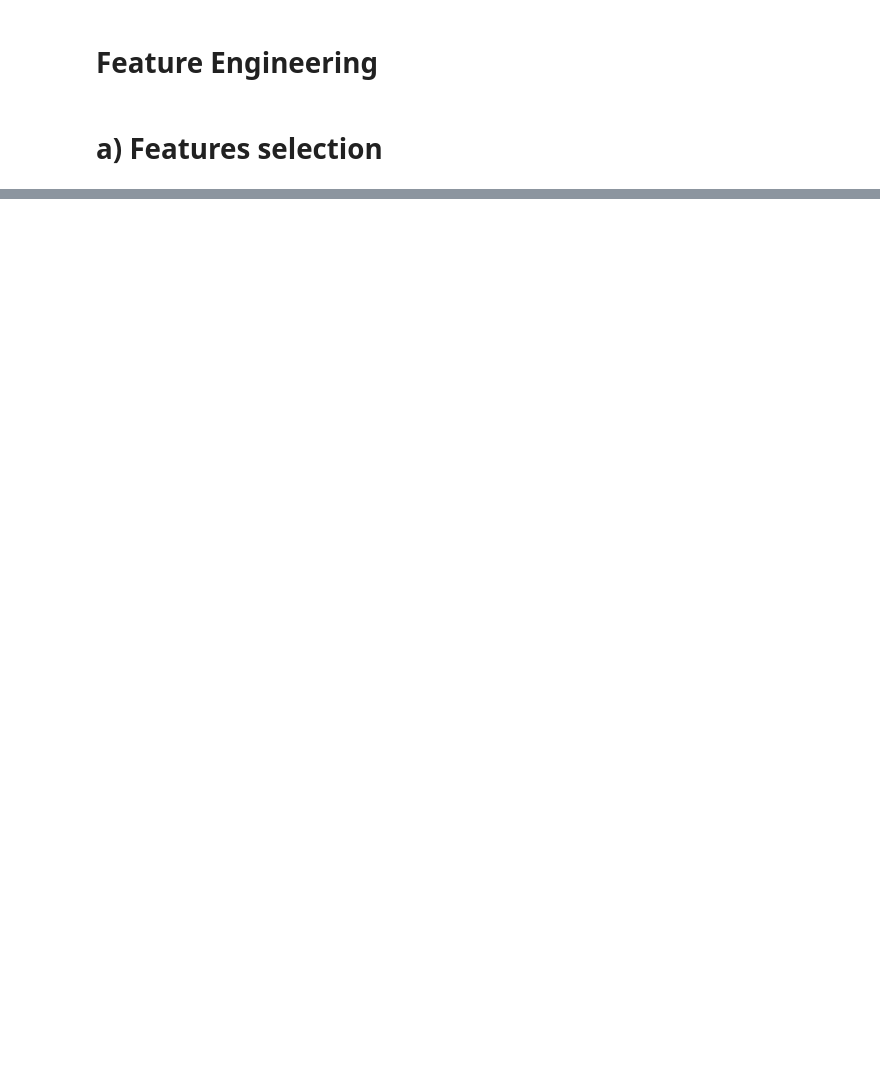
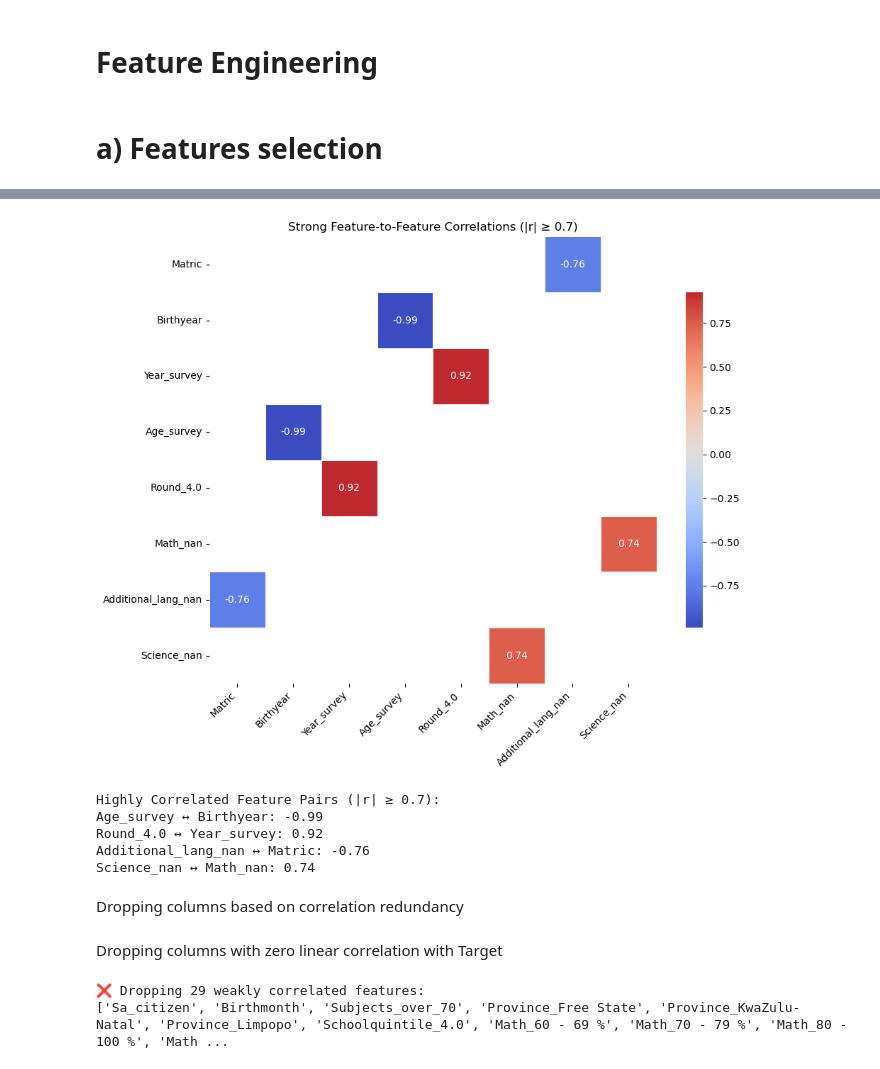
Before and after one commit to OlivierKabengele/ACML_Project2025, a Jupyter notebook: Youth_predictions_employment_ZINDI.ipynb, the cells around one changed output, grey strips where cells are left out. Saved outputs shown, nothing was run; the diff lists cells and outputs as text; code cells hidden in the pictures; blank space fills up the shorter version.

```diff
--- a/Youth_predictions_employment_ZINDI.ipynb
+++ b/Youth_predictions_employment_ZINDI.ipynb
@@ -751,0 +117,45 @@ Id_5j6bzk3k81          0.125334
+# %%
+# Compute full correlation matrix
+corr_matrix = dataset1.corr().dropna(axis=0, how='all').dropna(axis=1, how='all')
+
+# Filter strong correlations (but exclude perfect 1.0s)
+strong_corr = corr_matrix[(corr_matrix.abs() >= 0.7) & (corr_matrix.abs() < 1.0)]
+
+# Drop rows and columns where all values are NaN
+strong_corr = strong_corr.dropna(how='all', axis=0).dropna(how='all', axis=1)
+
+# Plot heatmap of strong feature-to-feature correlations
+plt.figure(figsize=(10, 8))
+sns.heatmap(strong_corr, annot=True, fmt=".2f", cmap='coolwarm', center=0,
+            square=True, linewidths=0.5, cbar_kws={"shrink": 0.75})
+plt.title('Strong Feature-to-Feature Correlations (|r| ≥ 0.7)')
+plt.xticks(rotation=45, ha='right')
+plt.tight_layout()
+plt.show()
+# %% [output]
+[figure, added]
+# %%
+# Get all feature pairs with correlation above 0.7 or below -0.7
+def get_highly_correlated_pairs(corr_matrix, threshold=0.7):
+    correlated_pairs = []
+    for i in range(len(corr_matrix.columns)):
+        for j in range(i):
+            corr_val = corr_matrix.iloc[i, j]
+            if abs(corr_val) >= threshold:
+                correlated_pairs.append((corr_matrix.columns[i], corr_matrix.columns[j], corr_val))
+    return sorted(correlated_pairs, key=lambda x: abs(x[2]), reverse=True)
+
+high_corr_pairs = get_highly_correlated_pairs(corr_matrix)
+
+# Print top correlated pairs
+print("Highly Correlated Feature Pairs (|r| ≥ 0.7):")
+for f1, f2, corr_val in high_corr_pairs:
+    print(f"{f1} ↔ {f2}: {corr_val:.2f}")
+# %% [output]
+Highly Correlated Feature Pairs (|r| ≥ 0.7):
+Age_survey ↔ Birthyear: -0.99
+Round_4.0 ↔ Year_survey: 0.92
+Additional_lang_nan ↔ Matric: -0.76
+Science_nan ↔ Math_nan: 0.74
+# %% [markdown]
+Dropping columns based on correlation redundancy
@@ -751,0 +177,24 @@ Id_5j6bzk3k81          0.125334
+# %% [markdown]
+Dropping columns with zero linear correlation with Target
+# %%
+
+# Ensure 'Target' is in your dataset
+assert 'Target' in dataset1.columns, "'Target' column not found in dataset."
+
+# Compute correlation matrix
+corr_matrix = dataset1.corr(numeric_only=True)
+
+# Get correlations with the target
+target_corr = corr_matrix['Target'].drop('Target')
+
+# Filter features with correlation between -0.02 and 0.02
+weak_corr_features = target_corr[(target_corr >= -0.015) & (target_corr <= 0.015)].index.tolist()
+
+print(f"\n❌ Dropping {len(weak_corr_features)} weakly correlated features:")
+print(weak_corr_features)
+
+# Drop the weakly correlated features
+dataset_cleaned = dataset1.drop(columns=weak_corr_features)
+# %% [output]
+❌ Dropping 29 weakly correlated features:
+['Sa_citizen', 'Birthmonth', 'Subjects_over_70', 'Province_Free State', 'Province_KwaZulu-Natal', 'Province_Limpopo', 'Schoolquintile_4.0', 'Math_60 - 69 %', 'Math_70 - 79 %', 'Math_80 - 100 %', 'Math ...
```
Also changed, not shown: parts of 71 cells of this notebook.
